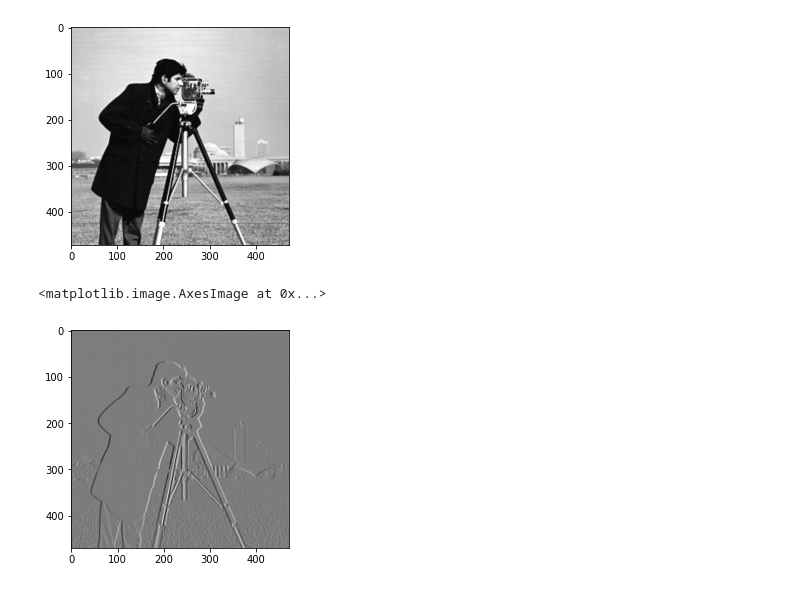
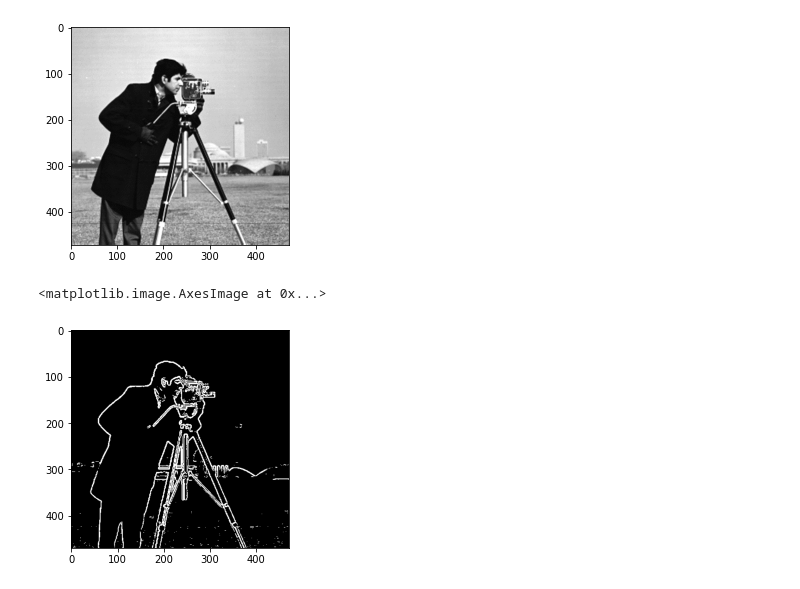
Before and after one commit to ilyassio/FilterSobel, a Jupyter notebook: contour_detection.ipynb, the cells around one changed output. Saved outputs shown, nothing was run; the diff lists cells and outputs as text; code cells hidden in the pictures.

```diff
--- a/contour_detection.ipynb
+++ b/contour_detection.ipynb
@@ -10,9 +11,9 @@ fy = [[-1, -2, -1], [0, 0, 0], [1, 2, 1]]
 # %%
-img = cv2.imread("input.png")
-img = cv2.cvtColor(img, cv2.COLOR_BGR2GRAY)
-plt.imshow(img, cmap='gray')
+img_input = cv2.imread("input.png")
+img_input = cv2.cvtColor(img_input, cv2.COLOR_BGR2GRAY)
+plt.imshow(img_input, cmap='gray')
 # %% [output]
 <matplotlib.image.AxesImage at 0x...>
 [figure]
 # %%
-(x_size, y_size) = img.shape
+(x_size, y_size) = img_input.shape
@@ -23,17 +20,13 @@ F = np.zeros((x_size-2, y_size-2), dtype=int)
+# %%
+img_output = np.zeros((x_size-2, y_size-2), dtype=np.uint8)
 # %%
 for x in range(0, x_size-2):
     for y in range(0, y_size-2):
-        X[x][y] = img[x][y] * fx[0][0] + img[x][y+1] * fx[0][1] + img[x][y+2] * fx[0][2] + img[x+1][y] * fx[1][0] + img[x+1][y+1] * fx[1][1] + img[x+1][y+2] * fx[1][2] + img[x+2][y] * fx[2][0] + img[x+2][y+1] * fx[2][1] + img[x+2][y+2] * fx[2][2]
-
-for y in range(0, y_size-2):
-    for x in range(0, x_size-2):
-        Y[x][y] = img[x][y] * fy[0][0] + img[x][y+1] * fy[0][1] + img[x][y+2] * fy[0][2] + img[x+1][y] * fy[1][0] + img[x+1][y+1] * fy[1][1] + img[x+1][y+2] * fy[1][2] + img[x+2][y] * fy[2][0] + img[x+2][y+1] * fy[2][1] + img[x+2][y+2] * fy[2][2]
-
-for x in range(0, x_size-2):
-    for y in range(0, y_size-2):
-        F[x][y] = math.sqrt(X[x][y] ** 2 + Y[x][y] ** 2)
+        gxVal = img_input[x][y] * GX[0][0] + img_input[x][y+1] * GX[0][1] + img_input[x][y+2] * GX[0][2] + img_input[x+1][y] * GX[1][0] + img_input[x+1][y+1] * GX[1][1] + img_input[x+1][y+2] * GX[1][2] + img_input[x+2][y] * GX[2][0] + img_input[x+2][y+1] * GX[2][1] + img_input[x+2][y+2] * GX[2][2]
+        gyVal = img_input[x][y] * GY[0][0] + img_input[x][y+1] * GY[0][1] + img_input[x][y+2] * GY[0][2] + img_input[x+1][y] * GY[1][0] + img_input[x+1][y+1] * GY[1][1] + img_input[x+1][y+2] * GY[1][2] + img_input[x+2][y] * GY[2][0] + img_input[x+2][y+1] * GY[2][1] + img_input[x+2][y+2] * GY[2][2]
+        img_output[x][y] = 0 if math.sqrt(gxVal ** 2 + gyVal ** 2) < THRESHOLD else 255
 # %%
-plt.imshow(X, cmap='gray')
+plt.imshow(img_output, cmap='gray')
 # %% [output]
 <matplotlib.image.AxesImage at 0x...>
-[figure, old version]
+[figure, new version]
```
Also changed, not shown: parts of 5 cells of this notebook, 2 other files.
